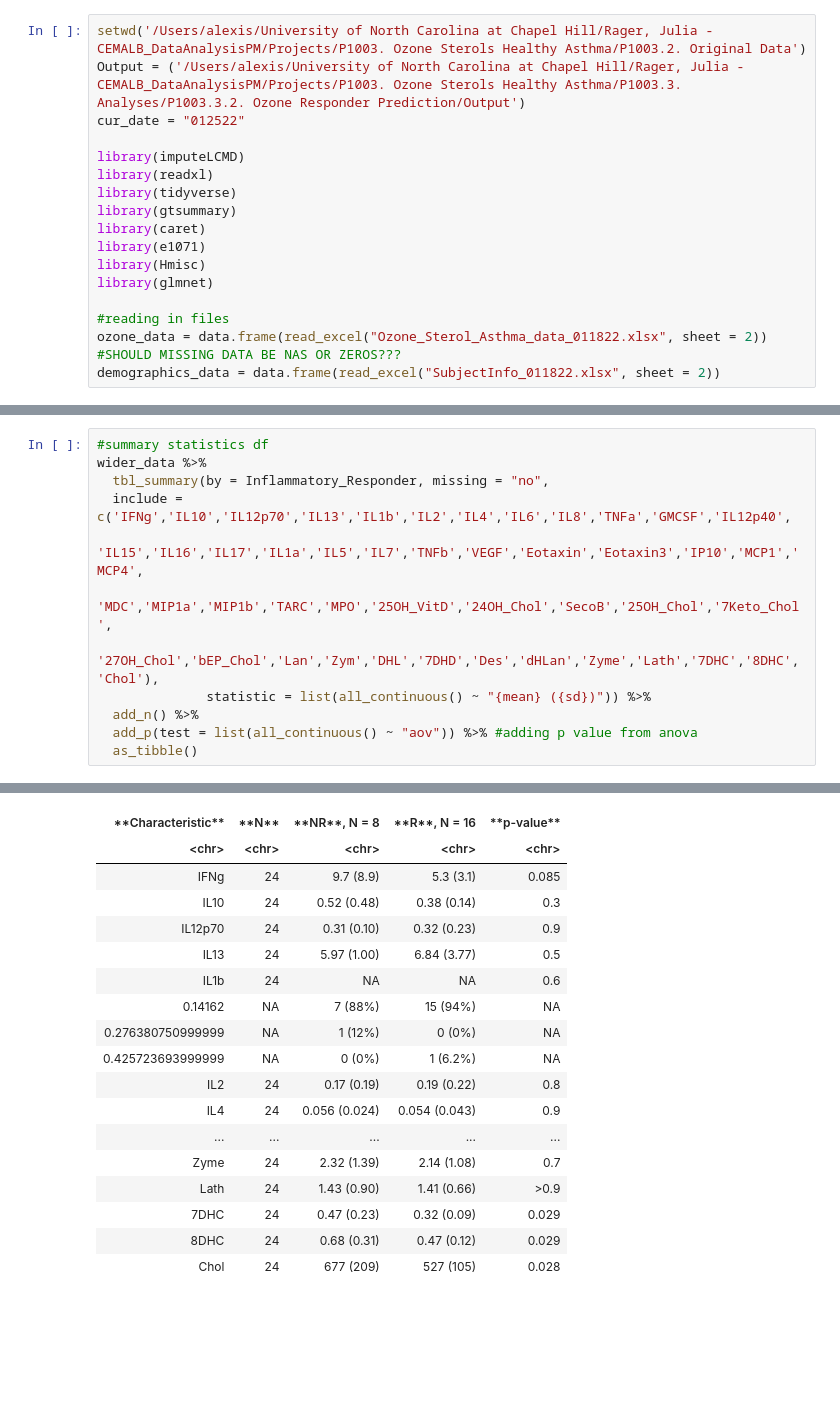
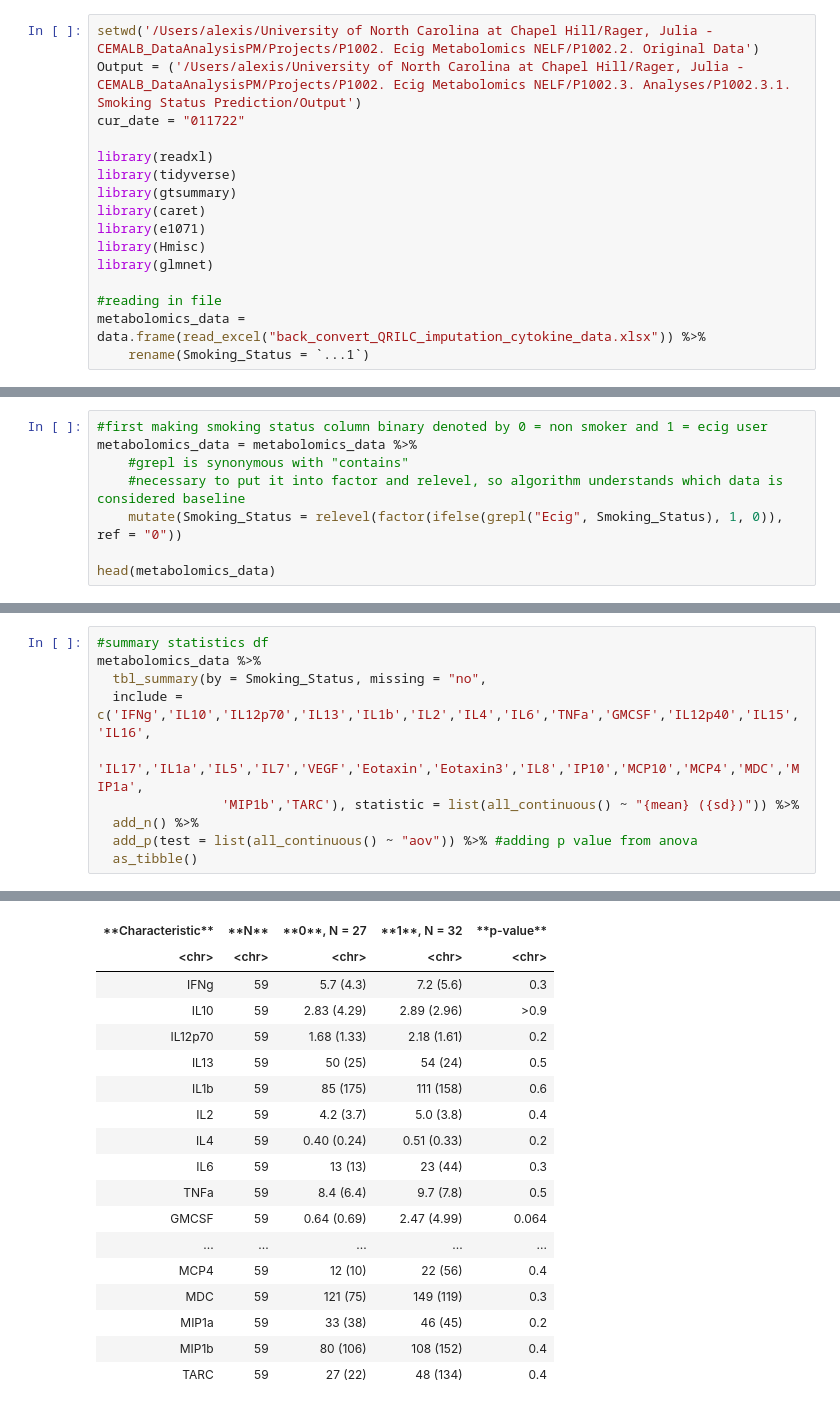
Before and after one commit to UNC-CEMALB/P1002_Ecig-Metabolomics-NELF, a Jupyter notebook: 2. Smoking Status Prediction/SVM.ipynb, the cells around one changed output, grey strips where cells are left out. Drawn from its saved outputs; the diff is of its cells as text; blank space fills up the shorter version.

```diff
--- a/2. Smoking Status Prediction/SVM.ipynb
+++ b/2. Smoking Status Prediction/SVM.ipynb
@@ -27,9 +1,8 @@ Updating HTML index of packages in '.Library'
 # %%
-setwd('/Users/alexis/University of North Carolina at Chapel Hill/Rager, Julia - CEMALB_DataAnalysisPM/Projects/P1003. Ozone Sterols Healthy Asthma/P1003.2. Original Data')
-Output = ('/Users/alexis/University of North Carolina at Chapel Hill/Rager, Julia - CEMALB_DataAnalysisPM/Projects/P1003. Ozone Sterols Healthy Asthma/P1003.3. Analyses/P1003.3.2. Ozone Responder Prediction/Output')
-cur_date = "012522"
+setwd('/Users/alexis/University of North Carolina at Chapel Hill/Rager, Julia - CEMALB_DataAnalysisPM/Projects/P1002. Ecig Metabolomics NELF/P1002.2. Original Data')
+Output = ('/Users/alexis/University of North Carolina at Chapel Hill/Rager, Julia - CEMALB_DataAnalysisPM/Projects/P1002. Ecig Metabolomics NELF/P1002.3. Analyses/P1002.3.1. Smoking Status Prediction/Output')
+cur_date = "011722"
 
-library(imputeLCMD)
 library(readxl)
 library(tidyverse)
 library(gtsummary)
@@ -38,8 +11,7 @@ library(e1071)
 library(Hmisc)
 library(glmnet)
 
-#reading in files
-ozone_data = data.frame(read_excel("Ozone_Sterol_Asthma_data_011822.xlsx", sheet = 2))
-#SHOULD MISSING DATA BE NAS OR ZEROS???
-demographics_data = data.frame(read_excel("SubjectInfo_011822.xlsx", sheet = 2))
+#reading in file
+metabolomics_data = data.frame(read_excel("back_convert_QRILC_imputation_cytokine_data.xlsx")) %>%
+    rename(Smoking_Status = `...1`)
 # %% [output]
@@ -112,0 +47,8 @@ A data.frame: 6 × 15
+# %%
+#first making smoking status column binary denoted by 0 = non smoker and 1 = ecig user
+metabolomics_data = metabolomics_data %>%
+    #grepl is synonymous with "contains"
+    #necessary to put it into factor and relevel, so algorithm understands which data is considered baseline
+    mutate(Smoking_Status = relevel(factor(ifelse(grepl("Ecig", Smoking_Status), 1, 0)), ref = "0"))
+
+head(metabolomics_data)
@@ -133,12 +67,10 @@ These p values are relatively high, so I'm not expecting the model to predict we
 # %%
 #summary statistics df
-wider_data %>%
-  tbl_summary(by = Inflammatory_Responder, missing = "no",
-  include = c('IFNg','IL10','IL12p70','IL13','IL1b','IL2','IL4','IL6','IL8','TNFa','GMCSF','IL12p40',
-              'IL15','IL16','IL17','IL1a','IL5','IL7','TNFb','VEGF','Eotaxin','Eotaxin3','IP10','MCP1','MCP4',
-              'MDC','MIP1a','MIP1b','TARC','MPO','25OH_VitD','24OH_Chol','SecoB','25OH_Chol','7Keto_Chol',
-              '27OH_Chol','bEP_Chol','Lan','Zym','DHL','7DHD','Des','dHLan','Zyme','Lath','7DHC','8DHC','Chol'),
-              statistic = list(all_continuous() ~ "{mean} ({sd})")) %>%
+metabolomics_data %>%
+  tbl_summary(by = Smoking_Status, missing = "no",
+  include = c('IFNg','IL10','IL12p70','IL13','IL1b','IL2','IL4','IL6','TNFa','GMCSF','IL12p40','IL15','IL16',
+                'IL17','IL1a','IL5','IL7','VEGF','Eotaxin','Eotaxin3','IL8','IP10','MCP10','MCP4','MDC','MIP1a',
+                'MIP1b','TARC'), statistic = list(all_continuous() ~ "{mean} ({sd})")) %>%
   add_n() %>%
   add_p(test = list(all_continuous() ~ "aov")) %>% #adding p value from anova
   as_tibble()
@@ -147,18 +79,18 @@ A tibble: 51 × 5
-| **Characteristic** | **N** | **NR**, N = 8 | **R**, N = 16 | **p-value** |
+| **Characteristic** | **N** | **0**, N = 27 | **1**, N = 32 | **p-value** |
 | <chr> | <chr> | <chr> | <chr> | <chr> |
-| IFNg | 24 | 9.7 (8.9) | 5.3 (3.1) | 0.085 |
-| IL10 | 24 | 0.52 (0.48) | 0.38 (0.14) | 0.3 |
-| IL12p70 | 24 | 0.31 (0.10) | 0.32 (0.23) | 0.9 |
-| IL13 | 24 | 5.97 (1.00) | 6.84 (3.77) | 0.5 |
-| IL1b | 24 | NA | NA | 0.6 |
-| 0.14162 | NA | 7 (88%) | 15 (94%) | NA |
-| 0.276380750999999 | NA | 1 (12%) | 0 (0%) | NA |
-| 0.425723693999999 | NA | 0 (0%) | 1 (6.2%) | NA |
-| IL2 | 24 | 0.17 (0.19) | 0.19 (0.22) | 0.8 |
-| IL4 | 24 | 0.056 (0.024) | 0.054 (0.043) | 0.9 |
+| IFNg | 59 | 5.7 (4.3) | 7.2 (5.6) | 0.3 |
+| IL10 | 59 | 2.83 (4.29) | 2.89 (2.96) | >0.9 |
+| IL12p70 | 59 | 1.68 (1.33) | 2.18 (1.61) | 0.2 |
+| IL13 | 59 | 50 (25) | 54 (24) | 0.5 |
+| IL1b | 59 | 85 (175) | 111 (158) | 0.6 |
+| IL2 | 59 | 4.2 (3.7) | 5.0 (3.8) | 0.4 |
+| IL4 | 59 | 0.40 (0.24) | 0.51 (0.33) | 0.2 |
+| IL6 | 59 | 13 (13) | 23 (44) | 0.3 |
+| TNFa | 59 | 8.4 (6.4) | 9.7 (7.8) | 0.5 |
+| GMCSF | 59 | 0.64 (0.69) | 2.47 (4.99) | 0.064 |
 | ... | ... | ... | ... | ... |
-| Zyme | 24 | 2.32 (1.39) | 2.14 (1.08) | 0.7 |
-| Lath | 24 | 1.43 (0.90) | 1.41 (0.66) | >0.9 |
-| 7DHC | 24 | 0.47 (0.23) | 0.32 (0.09) | 0.029 |
-| 8DHC | 24 | 0.68 (0.31) | 0.47 (0.12) | 0.029 |
-| Chol | 24 | 677 (209) | 527 (105) | 0.028 |
+| MCP4 | 59 | 12 (10) | 22 (56) | 0.4 |
+| MDC | 59 | 121 (75) | 149 (119) | 0.3 |
+| MIP1a | 59 | 33 (38) | 46 (45) | 0.2 |
+| MIP1b | 59 | 80 (106) | 108 (152) | 0.4 |
+| TARC | 59 | 27 (22) | 48 (134) | 0.4 |
```
Also changed, not shown: parts of 30 cells of this notebook.
